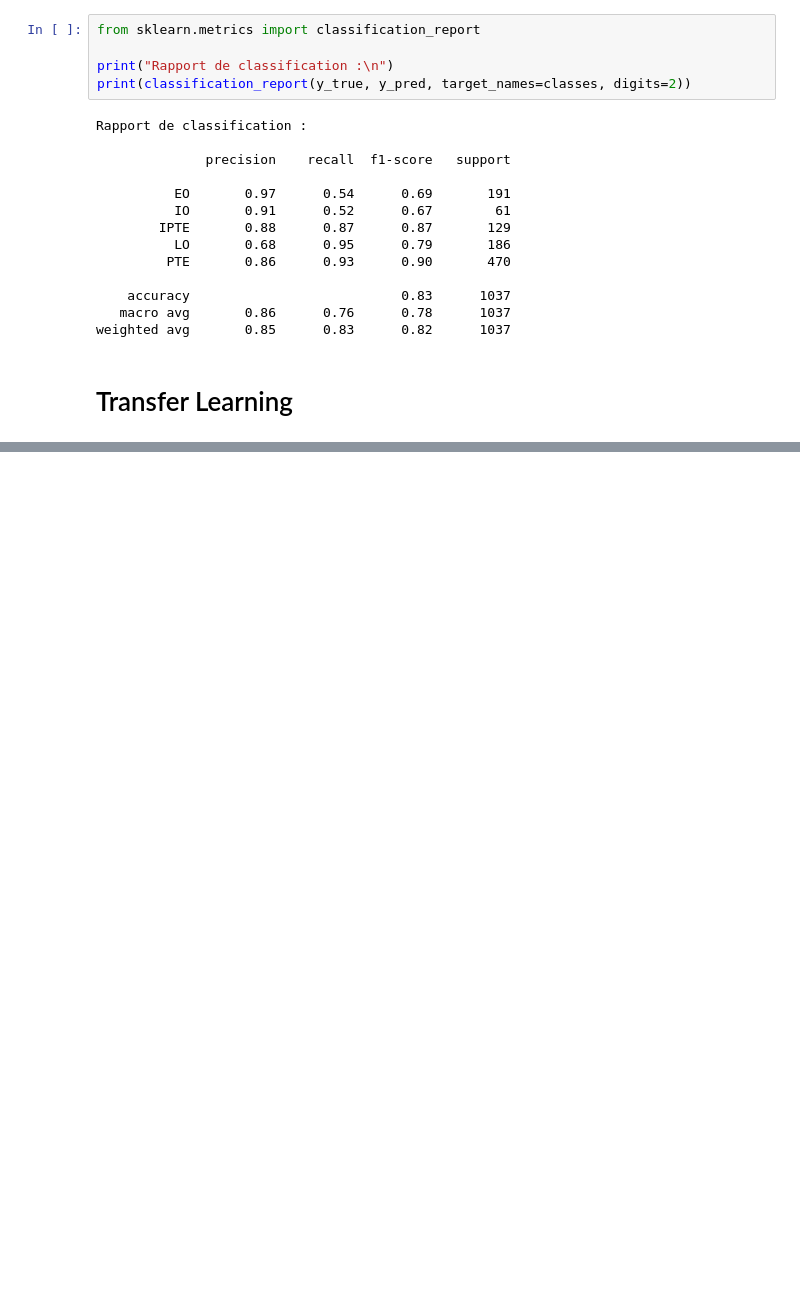
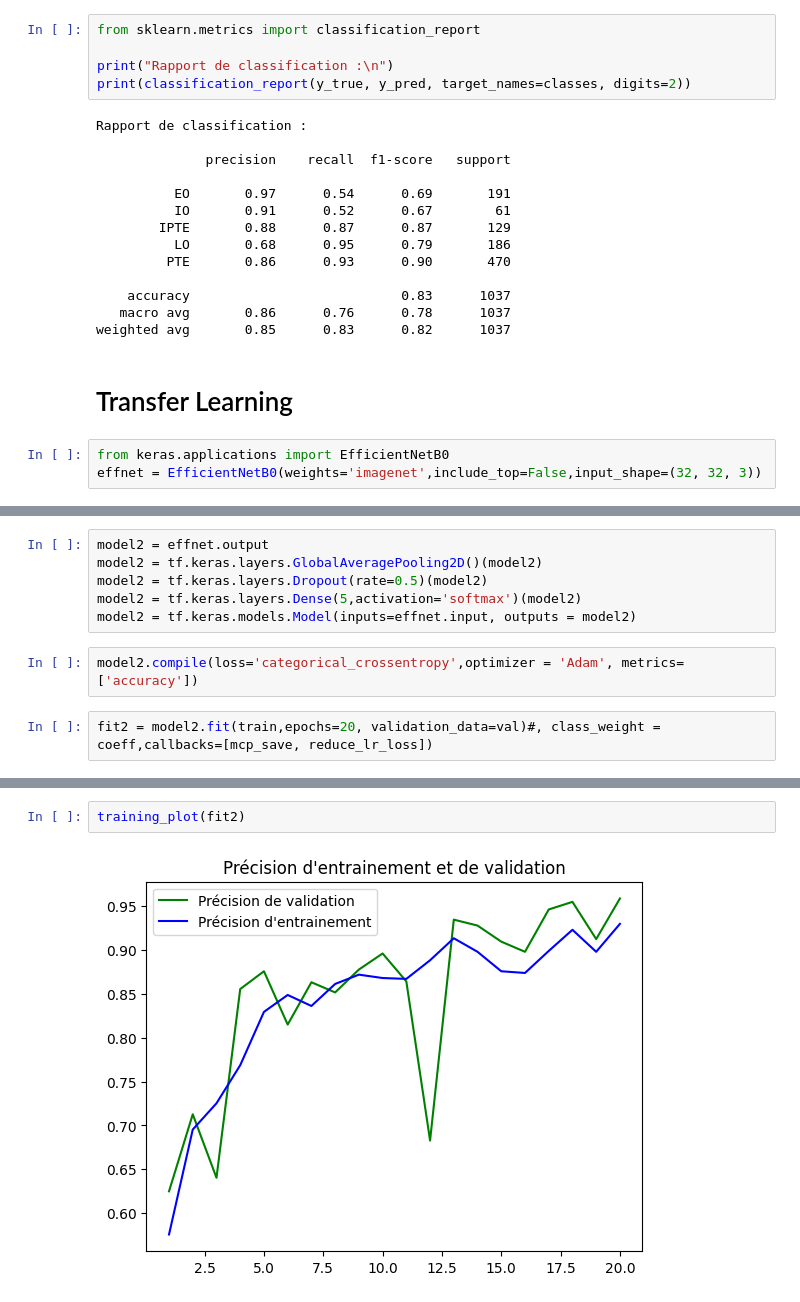
Before and after one commit to SebastienBarbie/servier, a Jupyter notebook: report.ipynb, the cells around one changed output, grey strips where cells are left out. Saved outputs shown, nothing was run; the diff lists cells and outputs as text; blank space fills up the shorter version.

```diff
--- a/report.ipynb
+++ b/report.ipynb
@@ -465,3 +371,6 @@ Rapport de classification :
 weighted avg       0.85      0.83      0.82      1037
 # %% [markdown]
 # Transfer Learning
+# %%
+from keras.applications import EfficientNetB0
+effnet = EfficientNetB0(weights='imagenet',include_top=False,input_shape=(32, 32, 3))
@@ -467,0 +380,10 @@ weighted avg       0.85      0.83      0.82      1037
+# %%
+model2 = effnet.output
+model2 = tf.keras.layers.GlobalAveragePooling2D()(model2)
+model2 = tf.keras.layers.Dropout(rate=0.5)(model2)
+model2 = tf.keras.layers.Dense(5,activation='softmax')(model2)
+model2 = tf.keras.models.Model(inputs=effnet.input, outputs = model2)
+# %%
+model2.compile(loss='categorical_crossentropy',optimizer = 'Adam', metrics= ['accuracy'])
+# %%
+fit2 = model2.fit(train,epochs=20, validation_data=val)#, class_weight = coeff,callbacks=[mcp_save, reduce_lr_loss])
@@ -467,0 +408,4 @@ weighted avg       0.85      0.83      0.82      1037
+# %%
+training_plot(fit2)
+# %% [output]
+[figure, added]
```
Also changed, not shown: parts of 12 cells of this notebook, 4 other files.
